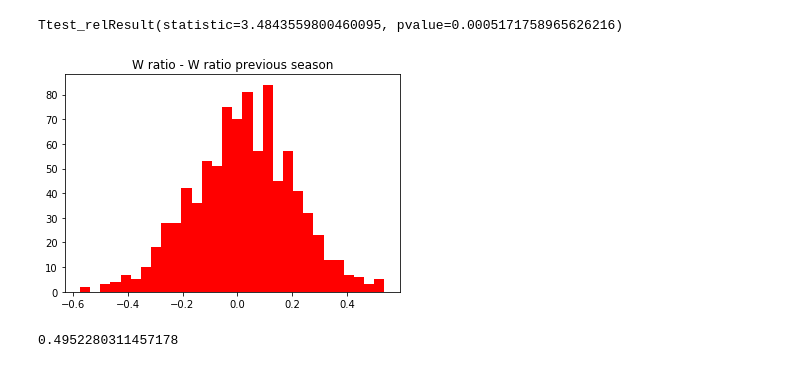
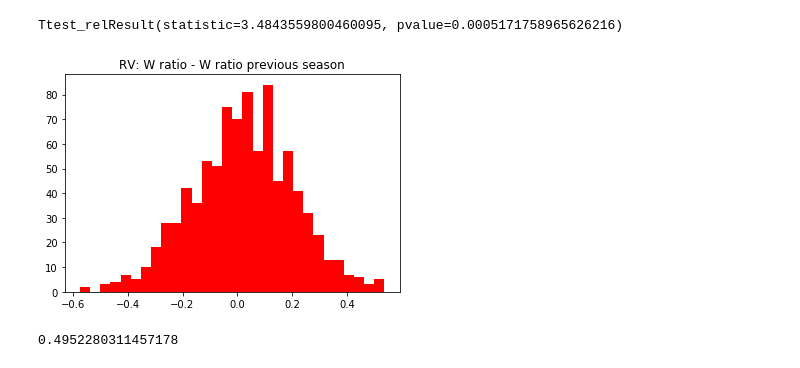
Before and after one commit to eranblack/Capstone, a Jupyter notebook: Hypo_v2.ipynb, the cells around one changed output. Saved outputs shown, nothing was run; the diff lists cells and outputs as text; code cells hidden in the pictures.

```diff
--- a/Hypo_v2.ipynb
+++ b/Hypo_v2.ipynb
@@ -168,11 +168,11 @@ stats.ttest_rel(switched['season_W/L%_x'],switched['season_W/L%_y'], axis=0)
 Ttest_relResult(statistic=3.4843559800460095, pvalue=0.0005171758965626216)
 # %%
 plt.hist(switched['season_W/L%_x']-switched['season_W/L%_y'], bins=30, color='red')
-plt.title('RW ratio - W ratio previous season')
+plt.title('RV: W ratio - W ratio previous season')
 plt.savefig('plots/rv_dist.png')
 plt.show()
 # %% [output]
-[figure, old version]
+[figure, new version]
 # %%
 switched['season_W/L%_x'].mean()
 # %% [output]
```
Also changed, not shown: 1 other file.
